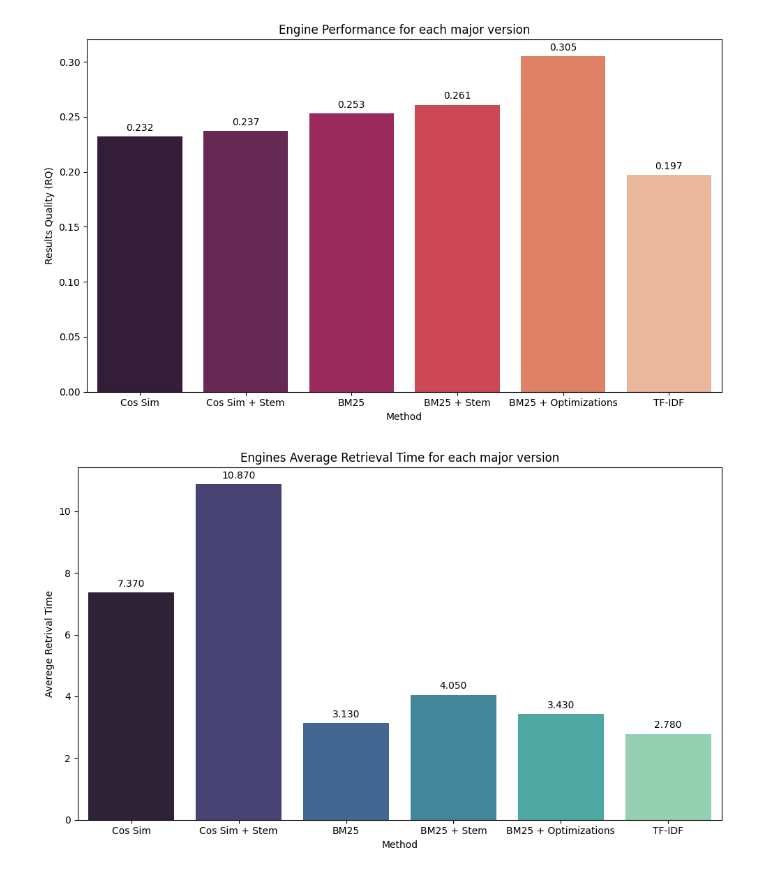
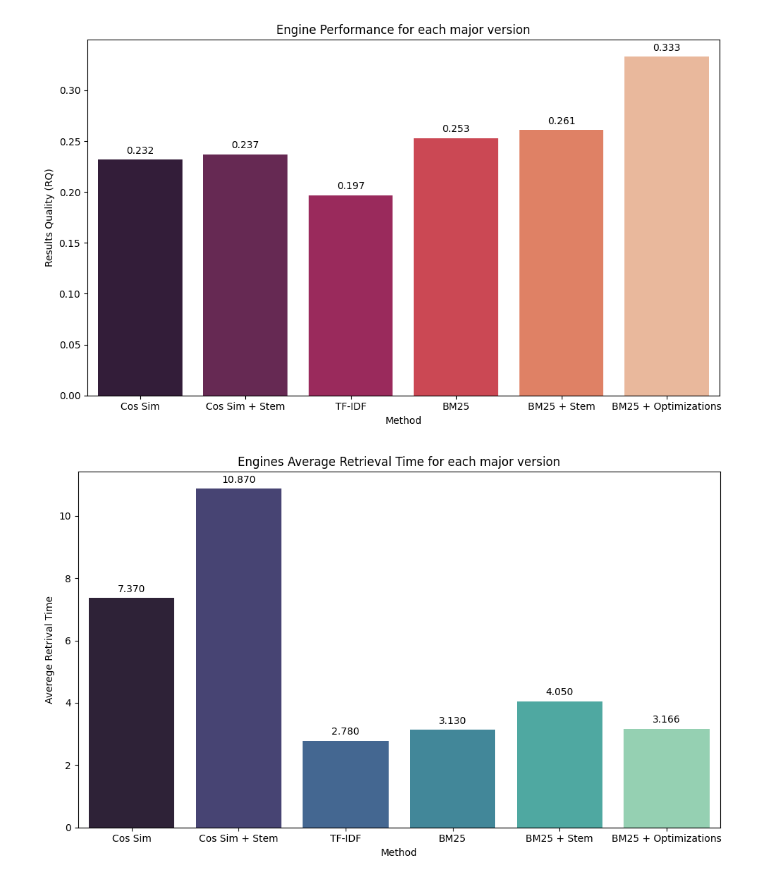
Before and after one commit to lioraft/IR_SearchEngine, a Jupyter notebook: docs/GraphsIR.ipynb, the cells around one changed output. Saved outputs shown, nothing was run; the diff lists cells and outputs as text; code cells hidden in the pictures.

```diff
--- a/docs/GraphsIR.ipynb
+++ b/docs/GraphsIR.ipynb
@@ -5,37 +5,37 @@ import pandas as pd
 # %%
 # Data provided by the user
 data = {
-    "Method": ["Cos Sim", "Cos Sim + Stem", "BM25", "BM25 + Stem","BM25 + Optimizations", "TF-IDF"],
-    "RQ": [0.232, 0.237, 0.253, 0.261,0.305, 0.197]
+    "Method": ["Cos Sim", "Cos Sim + Stem", "TF-IDF", "BM25", "BM25 + Stem", "BM25 + Optimizations"],
+    "RQ": [0.232, 0.237, 0.197, 0.253, 0.261,0.333]
 }
 
 df = pd.DataFrame(data)
 
 # Plotting with seaborn
 plt.figure(figsize=(10, 6))
 ax = sns.barplot(x="Method", y="RQ", data=df, palette="rocket", hue="Method",legend=False)
 plt.xlabel('Method')
 plt.ylabel('Results Quality (RQ)')
 plt.xticks(rotation=0, ha="center")
 plt.title('Engine Performance for each major version')
 
 # Adding the value on top of each bar
 for p in ax.patches:
     ax.annotate(format(p.get_height(), '.3f'),
                 (p.get_x() + p.get_width() / 2., p.get_height()),
                 ha = 'center', va = 'center',
                 xytext = (0, 9),
                 textcoords = 'offset points')
 
 plt.tight_layout()  # Adjust layout to make room for the rotated x-axis labels
 plt.show()
 # %% [output]
-[figure, old version]
+[figure, new version]
 # %%
 # Data provided by the user
 data = {
-    "Method": ["Cos Sim", "Cos Sim + Stem", "BM25", "BM25 + Stem","BM25 + Optimizations", "TF-IDF"],
-    "time": [7.37, 10.87, 3.13, 4.05,3.43, 2.78]
+    "Method": ["Cos Sim", "Cos Sim + Stem", "TF-IDF", "BM25", "BM25 + Stem","BM25 + Optimizations"],
+    "time": [7.37, 10.87, 2.78, 3.13, 4.05, 3.166]
 }
 
 df = pd.DataFrame(data)
@@ -59,4 +59,4 @@ for p in ax.patches:
 plt.tight_layout()  # Adjust layout to make room for the rotated x-axis labels
 plt.show()
 # %% [output]
-[figure, old version]
+[figure, new version]
```
Also changed, not shown: 14 other files.
